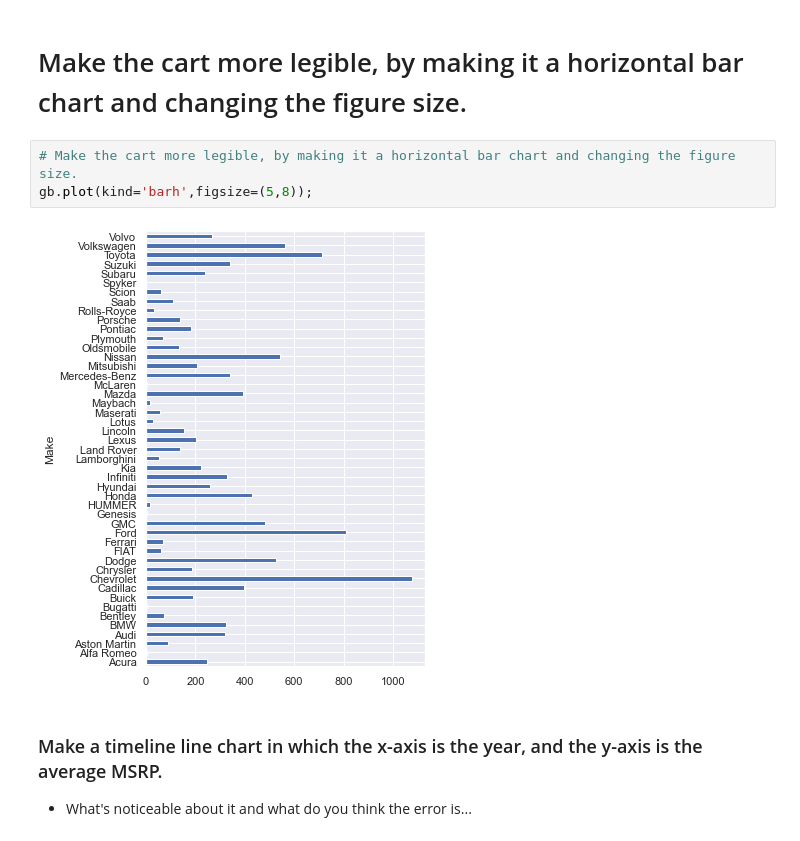
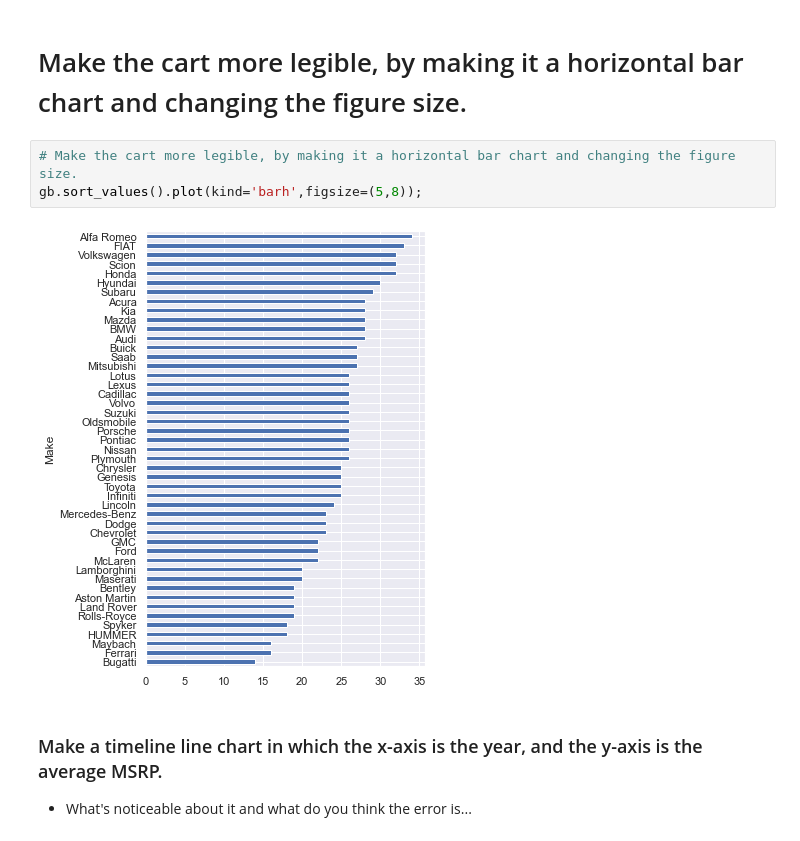
Before and after one commit to MichelleLucero/2020-fall-data-science, a Jupyter notebook: Week2-EDA/Exercise-EDA.ipynb, the cells around one changed output. Saved outputs shown, nothing was run; the diff lists cells and outputs as text.

```diff
--- a/Week2-EDA/Exercise-EDA.ipynb
+++ b/Week2-EDA/Exercise-EDA.ipynb
@@ -122,9 +125,9 @@ Name: Make, dtype: int64
 # Make the cart more legible, by making it a horizontal bar chart and changing the figure size.
 # %%
 # Make the cart more legible, by making it a horizontal bar chart and changing the figure size.
-gb.plot(kind='barh',figsize=(5,8));
+gb.sort_values().plot(kind='barh',figsize=(5,8));
 # %% [output]
-[figure, old version]
+[figure, new version]
 # %% [markdown]
 ### Make a timeline line chart in which the x-axis is the year, and the y-axis is the average MSRP.
 * What's noticeable about it and what do you think the error is...
```
Also changed, not shown: parts of 3 cells of this notebook, 1 other file.
